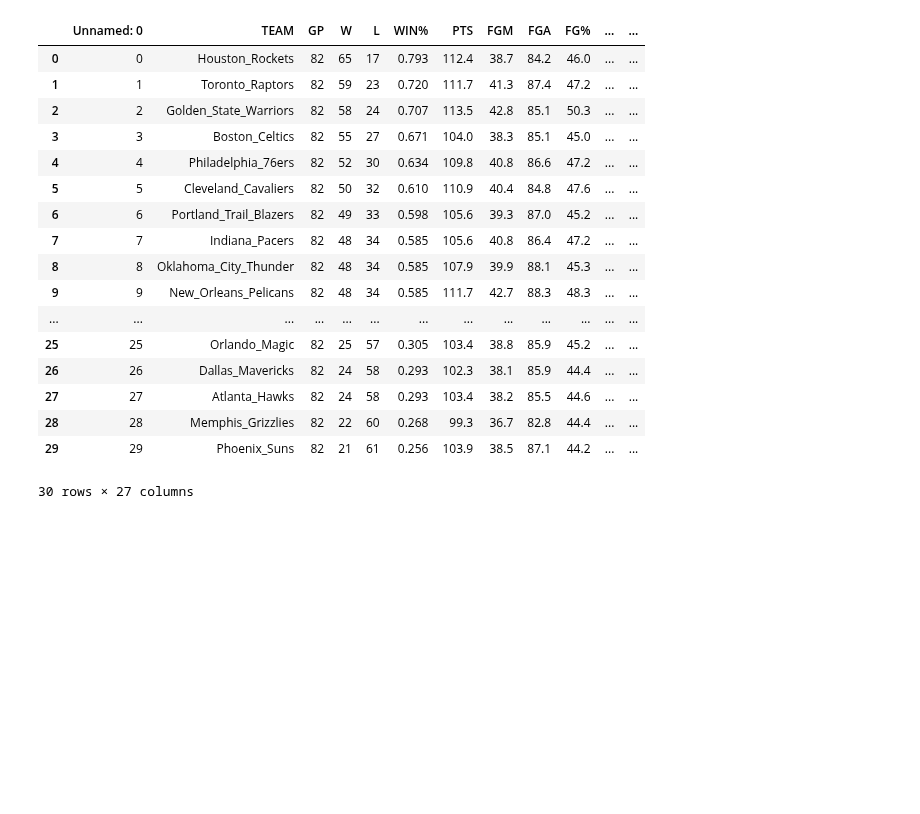
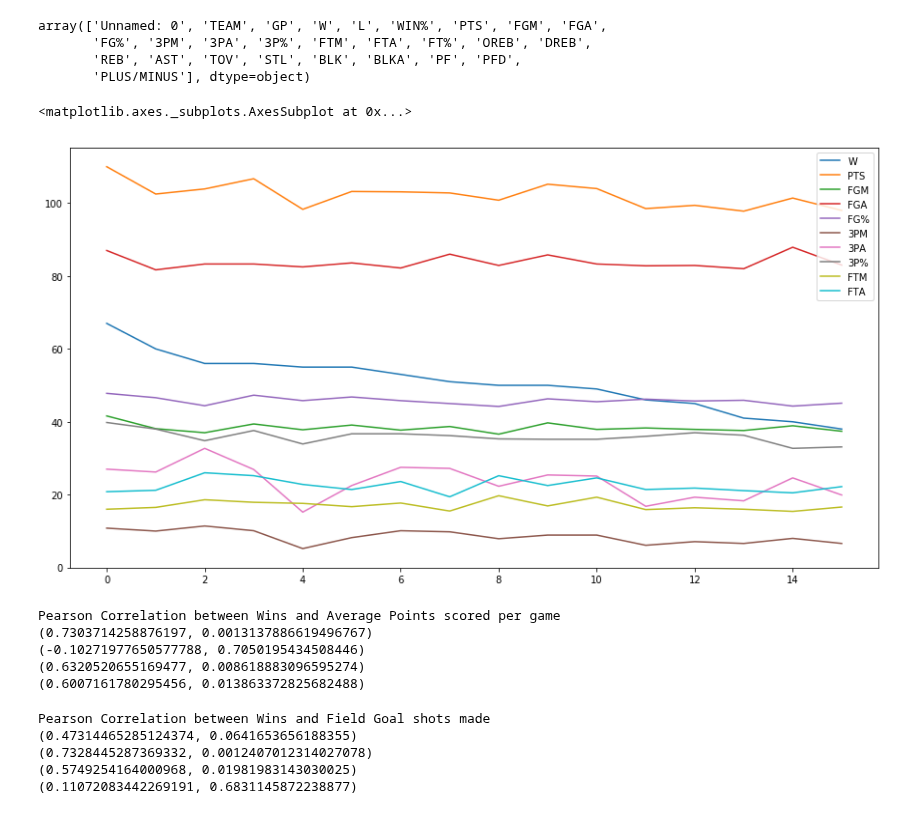
Before and after one commit to MaloneRobert/BasketballPredictor, a Jupyter notebook: Part_Two.ipynb, the cells around one changed output. Cells and saved outputs as stored; diff of their text form; code cells hidden in the pictures; blank space fills up the shorter version.

Commit message:
Added some correlations

```diff
--- a/Part_Two.ipynb
+++ b/Part_Two.ipynb
@@ -11,24 +12,44 @@ team_stats1516 = pd.read_csv("./team_stats1516.csv", sep = ",")
 team_stats1617 = pd.read_csv("./team_stats1617.csv", sep = ",")
 team_stats1718 = pd.read_csv("./team_stats1718.csv", sep = ",")
 scraped_team_stats1718 = pd.read_csv("./scraped_EOS_2017-18.csv", sep = ",")
-# %%
-team_stats1718
-# %% [output]
-|  | Unnamed: 0 | TEAM | GP | W | L | WIN% | PTS | FGM | FGA | FG% | ... | ... |
-| 0 | 0 | Houston_Rockets | 82 | 65 | 17 | 0.793 | 112.4 | 38.7 | 84.2 | 46.0 | ... | ... |
-| 1 | 1 | Toronto_Raptors | 82 | 59 | 23 | 0.720 | 111.7 | 41.3 | 87.4 | 47.2 | ... | ... |
-| 2 | 2 | Golden_State_Warriors | 82 | 58 | 24 | 0.707 | 113.5 | 42.8 | 85.1 | 50.3 | ... | ... |
-| 3 | 3 | Boston_Celtics | 82 | 55 | 27 | 0.671 | 104.0 | 38.3 | 85.1 | 45.0 | ... | ... |
-| 4 | 4 | Philadelphia_76ers | 82 | 52 | 30 | 0.634 | 109.8 | 40.8 | 86.6 | 47.2 | ... | ... |
-| 5 | 5 | Cleveland_Cavaliers | 82 | 50 | 32 | 0.610 | 110.9 | 40.4 | 84.8 | 47.6 | ... | ... |
-| 6 | 6 | Portland_Trail_Blazers | 82 | 49 | 33 | 0.598 | 105.6 | 39.3 | 87.0 | 45.2 | ... | ... |
-| 7 | 7 | Indiana_Pacers | 82 | 48 | 34 | 0.585 | 105.6 | 40.8 | 86.4 | 47.2 | ... | ... |
-| 8 | 8 | Oklahoma_City_Thunder | 82 | 48 | 34 | 0.585 | 107.9 | 39.9 | 88.1 | 45.3 | ... | ... |
-| 9 | 9 | New_Orleans_Pelicans | 82 | 48 | 34 | 0.585 | 111.7 | 42.7 | 88.3 | 48.3 | ... | ... |
-| ... | ... | ... | ... | ... | ... | ... | ... | ... | ... | ... | ... | ... |
-| 25 | 25 | Orlando_Magic | 82 | 25 | 57 | 0.305 | 103.4 | 38.8 | 85.9 | 45.2 | ... | ... |
-| 26 | 26 | Dallas_Mavericks | 82 | 24 | 58 | 0.293 | 102.3 | 38.1 | 85.9 | 44.4 | ... | ... |
-| 27 | 27 | Atlanta_Hawks | 82 | 24 | 58 | 0.293 | 103.4 | 38.2 | 85.5 | 44.6 | ... | ... |
-| 28 | 28 | Memphis_Grizzlies | 82 | 22 | 60 | 0.268 | 99.3 | 36.7 | 82.8 | 44.4 | ... | ... |
-| 29 | 29 | Phoenix_Suns | 82 | 21 | 61 | 0.256 | 103.9 | 38.5 | 87.1 | 44.2 | ... | ... |
-30 rows × 27 columns
+# %%
+team_stats1415.columns.values
+# %% [output]
+array(['Unnamed: 0', 'TEAM', 'GP', 'W', 'L', 'WIN%', 'PTS', 'FGM', 'FGA',
+       'FG%', '3PM', '3PA', '3P%', 'FTM', 'FTA', 'FT%', 'OREB', 'DREB',
+       'REB', 'AST', 'TOV', 'STL', 'BLK', 'BLKA', 'PF', 'PFD',
+       'PLUS/MINUS'], dtype=object)
+# %%
+team_points_stats1415 = team_stats1415[['TEAM', 'W', 'PTS', 'FGM', 'FGA', 'FG%', '3PM', '3PA', '3P%', 'FTM', 'FTA', 'FT%']]
+team_points_stats1516 = team_stats1516[['TEAM', 'W', 'PTS', 'FGM', 'FGA', 'FG%', '3PM', '3PA', '3P%', 'FTM', 'FTA', 'FT%']]
+team_points_stats1617 = team_stats1617[['TEAM', 'W', 'PTS', 'FGM', 'FGA', 'FG%', '3PM', '3PA', '3P%', 'FTM', 'FTA', 'FT%']]
+team_points_stats1718 = team_stats1718[['TEAM', 'W', 'PTS', 'FGM', 'FGA', 'FG%', '3PM', '3PA', '3P%', 'FTM', 'FTA', 'FT%']]
+# %%
+team_points_stats1415.plot(figsize = (15,8))
+# %% [output]
+<matplotlib.axes._subplots.AxesSubplot at 0x...>
+[figure, added]
+# %%
+print ("Pearson Correlation between Wins and Average Points scored per game")
+print (sc.stats.pearsonr(team_points_stats1415.W, team_points_stats1415.PTS))
+print (sc.stats.pearsonr(team_points_stats1516.W, team_points_stats1516.PTS))
+print (sc.stats.pearsonr(team_points_stats1617.W, team_points_stats1617.PTS))
+print (sc.stats.pearsonr(team_points_stats1718.W, team_points_stats1718.PTS))
+# %% [output]
+Pearson Correlation between Wins and Average Points scored per game
+(0.7303714258876197, 0.0013137886619496767)
+(-0.10271977650577788, 0.7050195434508446)
+(0.6320520655169477, 0.008618883096595274)
+(0.6007161780295456, 0.013863372825682488)
+# %%
+print ("Pearson Correlation between Wins and Field Goal shots made")
+print (sc.stats.pearsonr(team_points_stats1415.W, team_points_stats1415.FGM))
+print (sc.stats.pearsonr(team_points_stats1516.W, team_points_stats1516.FGM))
+print (sc.stats.pearsonr(team_points_stats1617.W, team_points_stats1617.FGM))
+print (sc.stats.pearsonr(team_points_stats1718.W, team_points_stats1718.FGM))
+# %% [output]
+Pearson Correlation between Wins and Field Goal shots made
+(0.47314465285124374, 0.0641653656188355)
+(0.7328445287369332, 0.0012407012314027078)
+(0.5749254164000968, 0.01981983143030025)
+(0.11072083442269191, 0.6831145872238877)
```
Also changed, not shown: parts of 1 cell of this notebook.
